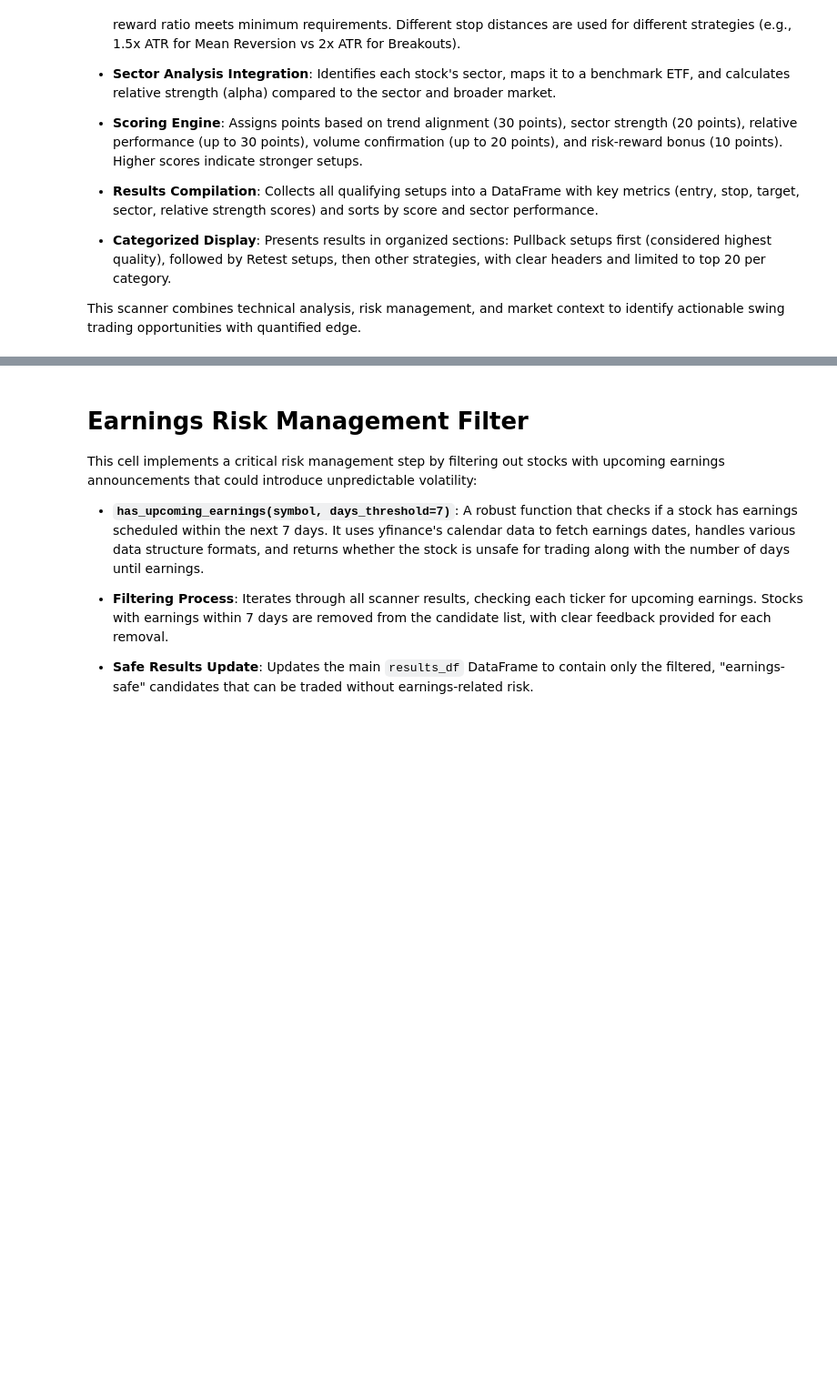
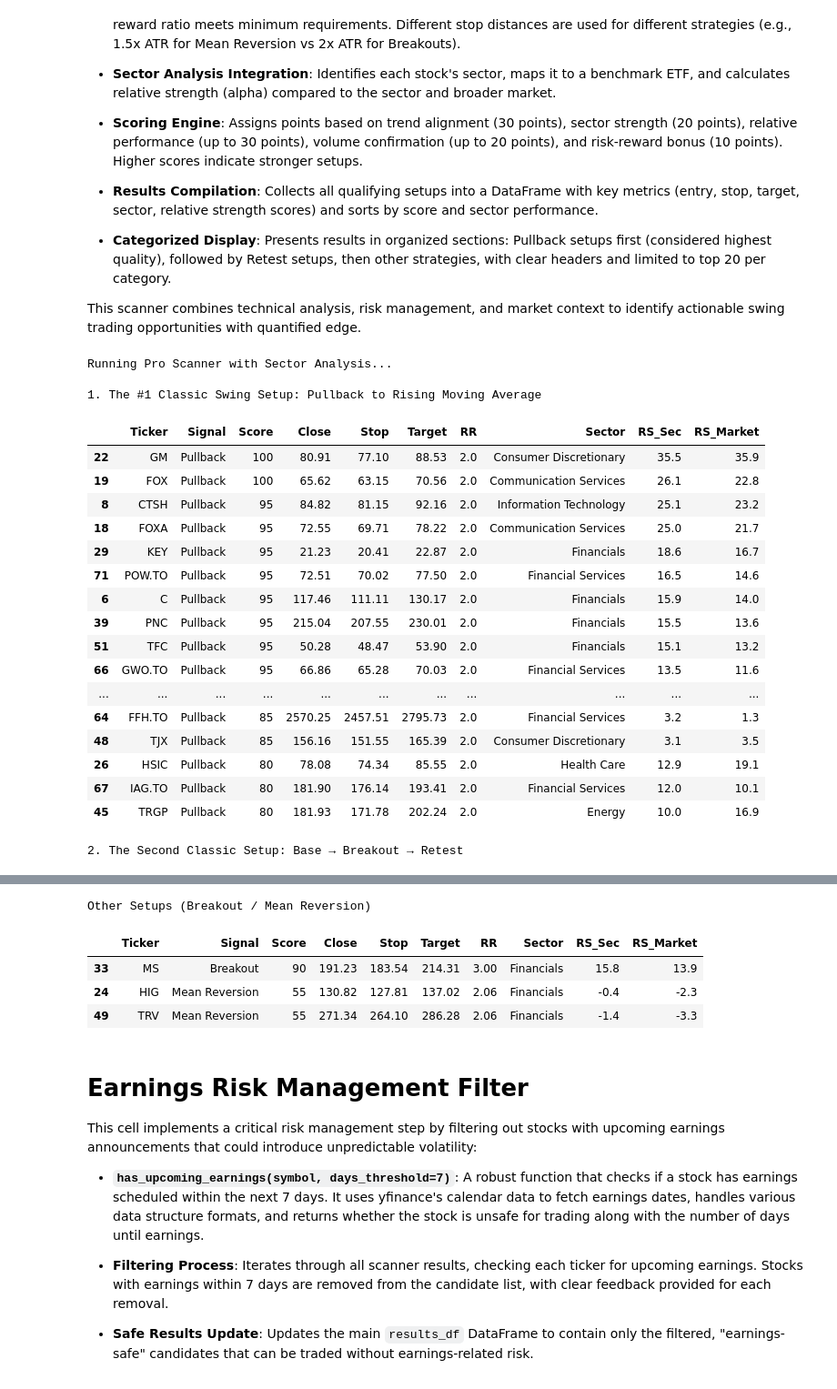
Before and after one commit to dikshithreddym/swing-trade-scanner, a Jupyter notebook: scrape.ipynb, the cells around one changed output, grey strips where cells are left out. Shown at 91% size. Cells and saved outputs as stored; diff of their text form; code cells hidden in the pictures; blank space fills up the shorter version.

```diff
--- a/scrape.ipynb
+++ b/scrape.ipynb
@@ -571,8 +591,9 @@ for ticker, df in raw_data_dict.items():
         elif active_signal == 'Pullback':
             target = max(latest['High_20d'], entry + (risk * 2.0))
         elif active_signal == 'Retest':
-            # Target the recent high first, then extend
-            target = entry + (risk * 3.0)
+            # Target the recent high (from breakout) or extend with 3x risk
+            recent_high = df['Close'].rolling(window=10).max().iloc[-1]
+            target = max(recent_high, entry + (risk * 2.0))  # At least 2x risk, prefer recent high
         else:
             target = latest[f'SMA_{MA_SHORT}']
 
@@ -605,22 +626,43 @@ for ticker, df in raw_data_dict.items():
         # Trend Alignment (+30)
         if latest['Close'] > latest[f'SMA_{MA_LONG}']: score += 30
 
-        # Sector Alignment (+20)
-        # We prefer stocks in BULLISH sectors
-        if bench_stats['Uptrend']: score += 20
+        # Sector Alignment (+20 base, +10 bonus for positive 3M return)
+        if bench_stats['Uptrend']:
+            score += 20
+            if bench_ret > 0: score += 10  # Bonus for strong sector performance
 
-        # Alpha (+20)
-        # Is the stock beating its own sector?
-        if rs_rating > 0: score += 20
-        if rs_rating > 0.10: score += 10
+        # Alpha (Scaled: +10 for >0%, +20 for >10%, +30 for >20%)
+        if rs_rating > 0.20: score += 30
+        elif rs_rating > 0.10: score += 20
+        elif rs_rating > 0: score += 10
+        elif rs_rating < -0.05: score -= 10  # Penalty for severe underperformance
 
-        # Volume (+20)
-        if active_signal == 'Breakout' and latest['Rel_Vol'] > 1.5: score += 20
-        if active_signal == 'Pullback' and latest['Rel_Vol'] < 1.0: score += 10
-        if active_signal == 'Retest' and latest['Rel_Vol'] < 1.0: score += 15 # Bonus for dry retest
+        # Volume (+20 for Breakout, +10-15 for others, capped)
+        vol_bonus = 0
+        if active_signal == 'Breakout' and latest['Rel_Vol'] > 1.5: vol_bonus = 20
+        elif active_signal == 'Pullback' and latest['Rel_Vol'] < 1.0: vol_bonus = 10
+        elif active_signal == 'Retest' and latest['Rel_Vol'] < 1.0: vol_bonus = 15
+        score += min(vol_bonus, 15)  # Cap at 15 to reduce clustering
 
-        # R/R Bonus (+10)
+        # R/R Bonus (Scaled: +5 for >2.5, +10 for >3.0)
         if rr_ratio > 3.0: score += 10
+        elif rr_ratio > 2.5: score += 5
+
+        # RSI Bonus/Penalty
+        if latest['RSI'] > 70: score -= 10
+        elif latest['RSI'] < 30: score += 5
+
+        # ADX Bonus for strong trends
+        if latest['ADX'] > 25 and active_signal in ['Breakout', 'Pullback']: score += 5
+
+        # MACD Confirmation
+        if latest['MACD'] > latest['MACD_Signal']: score += 5
+
+        # CCI Filter (Penalty for extreme readings)
+        if abs(latest['CCI']) > 100: score -= 10
+
+        # Cap max score at 100
+        score = min(score, 100)
 
         risk_per_share = entry - stop
         risk_amount = ACCOUNT_SIZE * RISK_PER_TRADE
@@ -638,35 +680,57 @@ for ticker, df in raw_data_dict.items():
             'RR': round(rr_ratio, 2),
             'Sector': stock_sector,
             'RS_Sec': round(rs_rating * 100, 1), # Outperformance vs Sector
-            'RS_Market': round((stock_ret - sector_performance['SPY']['Ret_3m'])*100, 1) if 'SPY' in sector_performance else 0
+            'RS_Market': round((stock_ret - sector_performance[default_market]['Ret_3m'])*100, 1) if default_market in sector_performance else 0
         })
 
 results_df = pd.DataFrame(results)
 
 if not results_df.empty:
     # Sort by Score high to low
     results_df = results_df.sort_values(by=['Score', 'RS_Sec'], ascending=[False, False])
 
     # Display 1. Pullback
     print("\n1. The #1 Classic Swing Setup: Pullback to Rising Moving Average")
     pullback_df = results_df[results_df['Signal'] == 'Pullback']
     if not pullback_df.empty:
         display(pullback_df.head(20))
     else:
         print("No Pullback setups found.")
 
     # Display 2. Retest
     print("\n2. The Second Classic Setup: Base → Breakout → Retest")
     retest_df = results_df[results_df['Signal'] == 'Retest']
     if not retest_df.empty:
         display(retest_df.head(20))
     else:
         print("No Retest setups found.")
 
     # Display Others
     print("\nOther Setups (Breakout / Mean Reversion)")
     other_df = results_df[~results_df['Signal'].isin(['Pullback', 'Retest'])]
     if not other_df.empty:
         display(other_df.head(20))
 else:
     print(f"No setups found meeting the strict criteria (Min R/R: {MIN_RR}).")
+# %% [output]
+Running Pro Scanner with Sector Analysis...
+
+1. The #1 Classic Swing Setup: Pullback to Rising Moving Average
+|  | Ticker | Signal | Score | Close | Stop | Target | RR | Sector | RS_Sec | RS_Market |
+| 22 | GM | Pullback | 100 | 80.91 | 77.10 | 88.53 | 2.0 | Consumer Discretionary | 35.5 | 35.9 |
+| 19 | FOX | Pullback | 100 | 65.62 | 63.15 | 70.56 | 2.0 | Communication Services | 26.1 | 22.8 |
+| 8 | CTSH | Pullback | 95 | 84.82 | 81.15 | 92.16 | 2.0 | Information Technology | 25.1 | 23.2 |
+| 18 | FOXA | Pullback | 95 | 72.55 | 69.71 | 78.22 | 2.0 | Communication Services | 25.0 | 21.7 |
+| 29 | KEY | Pullback | 95 | 21.23 | 20.41 | 22.87 | 2.0 | Financials | 18.6 | 16.7 |
+| 71 | POW.TO | Pullback | 95 | 72.51 | 70.02 | 77.50 | 2.0 | Financial Services | 16.5 | 14.6 |
+| 6 | C | Pullback | 95 | 117.46 | 111.11 | 130.17 | 2.0 | Financials | 15.9 | 14.0 |
+| 39 | PNC | Pullback | 95 | 215.04 | 207.55 | 230.01 | 2.0 | Financials | 15.5 | 13.6 |
+| 51 | TFC | Pullback | 95 | 50.28 | 48.47 | 53.90 | 2.0 | Financials | 15.1 | 13.2 |
+| 66 | GWO.TO | Pullback | 95 | 66.86 | 65.28 | 70.03 | 2.0 | Financial Services | 13.5 | 11.6 |
+| ... | ... | ... | ... | ... | ... | ... | ... | ... | ... | ... |
+| 64 | FFH.TO | Pullback | 85 | 2570.25 | 2457.51 | 2795.73 | 2.0 | Financial Services | 3.2 | 1.3 |
+| 48 | TJX | Pullback | 85 | 156.16 | 151.55 | 165.39 | 2.0 | Consumer Discretionary | 3.1 | 3.5 |
+| 26 | HSIC | Pullback | 80 | 78.08 | 74.34 | 85.55 | 2.0 | Health Care | 12.9 | 19.1 |
+| 67 | IAG.TO | Pullback | 80 | 181.90 | 176.14 | 193.41 | 2.0 | Financial Services | 12.0 | 10.1 |
+| 45 | TRGP | Pullback | 80 | 181.93 | 171.78 | 202.24 | 2.0 | Energy | 10.0 | 16.9 |
+2. The Second Classic Setup: Base → Breakout → Retest
@@ -673,3 +754,8 @@ else:
+Other Setups (Breakout / Mean Reversion)
+|  | Ticker | Signal | Score | Close | Stop | Target | RR | Sector | RS_Sec | RS_Market |
+| 33 | MS | Breakout | 90 | 191.23 | 183.54 | 214.31 | 3.00 | Financials | 15.8 | 13.9 |
+| 24 | HIG | Mean Reversion | 55 | 130.82 | 127.81 | 137.02 | 2.06 | Financials | -0.4 | -2.3 |
+| 49 | TRV | Mean Reversion | 55 | 271.34 | 264.10 | 286.28 | 2.06 | Financials | -1.4 | -3.3 |
 # %% [markdown]
 # Earnings Risk Management Filter
 
```
Also changed, not shown: parts of 4 cells of this notebook.
